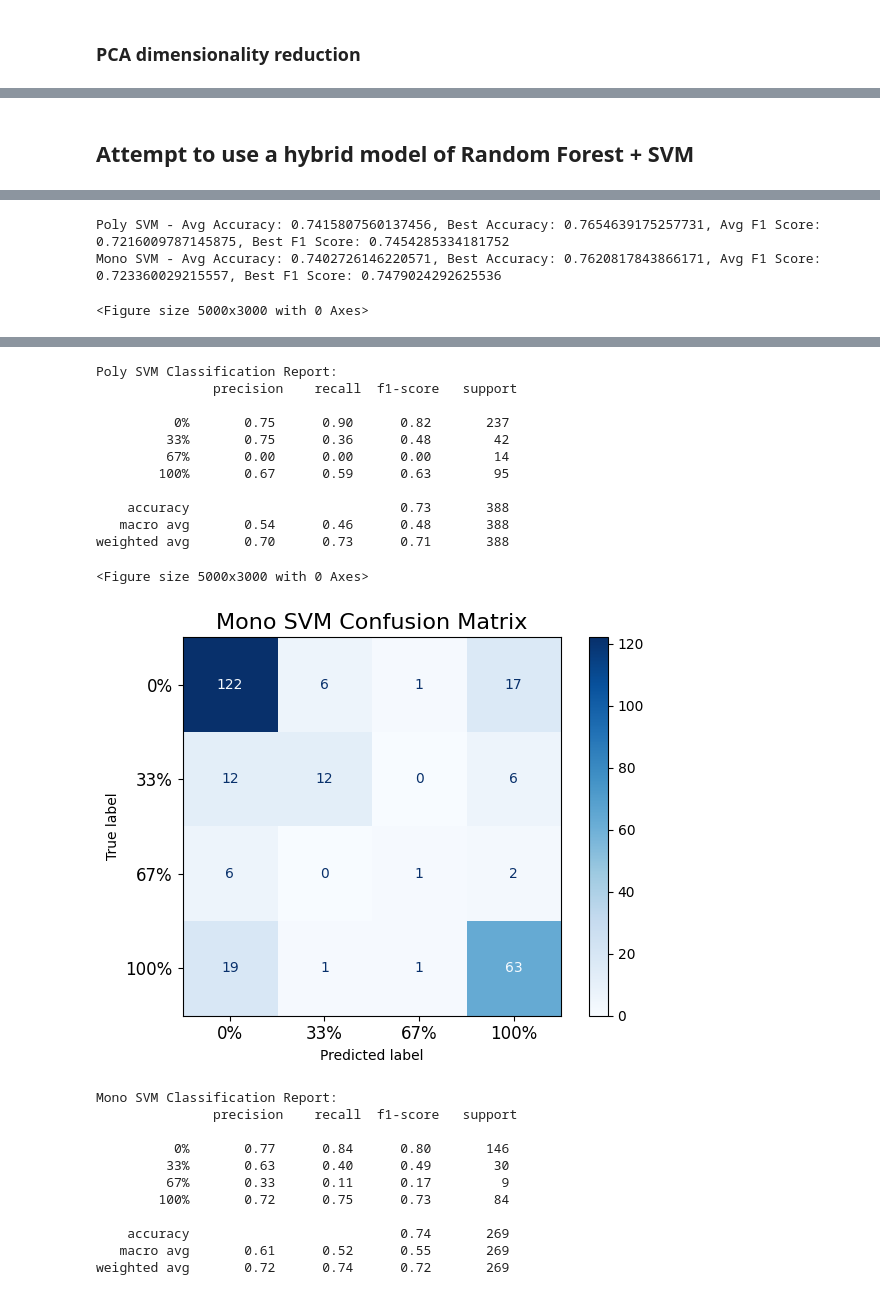
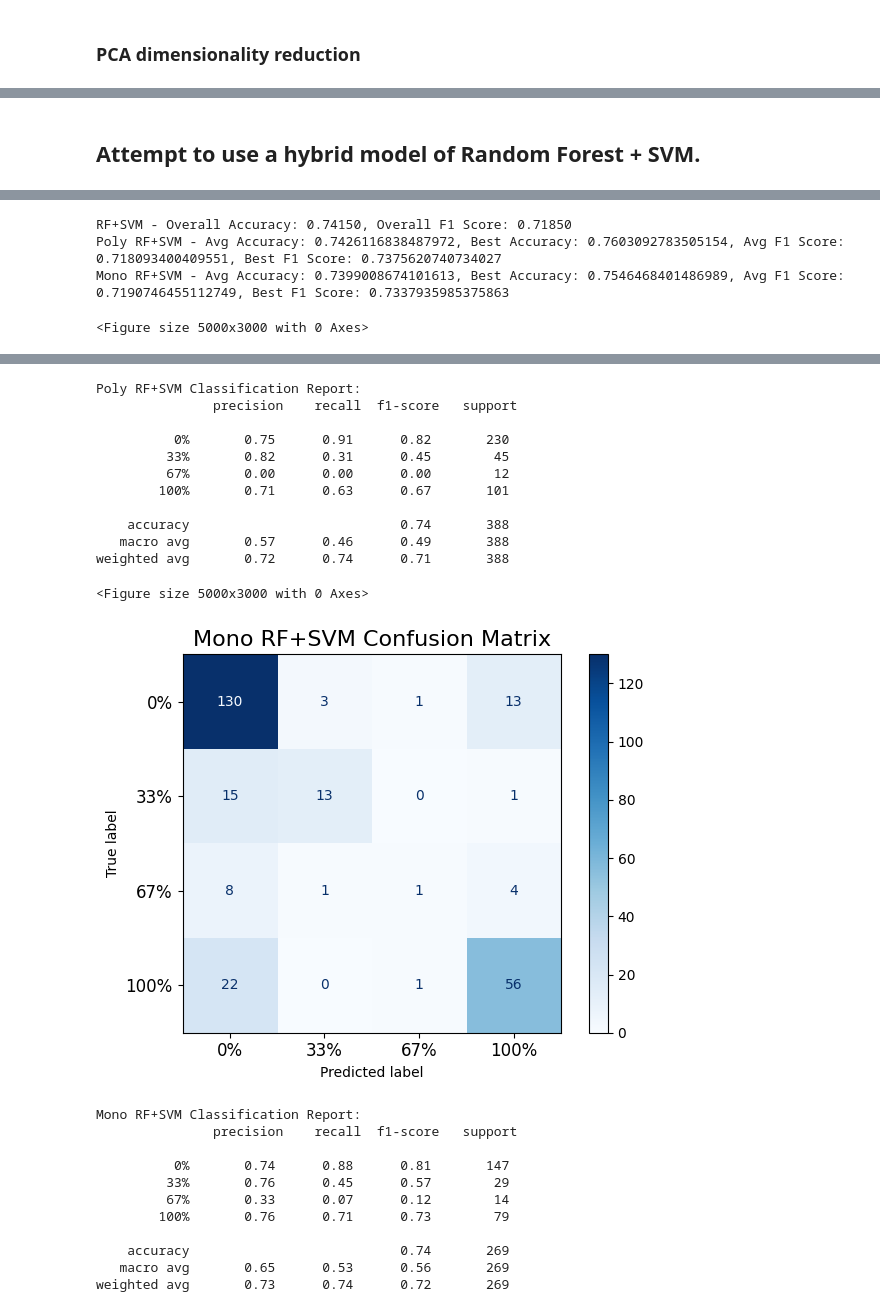
Before and after one commit to thecyberfrank/COMP9517_COMPUTER-VISION, a Jupyter notebook: elpv_ml_100.ipynb, the cells around one changed output, grey strips where cells are left out. Cells and saved outputs as stored; diff of their text form; code cells hidden in the pictures.

```diff
--- a/elpv_ml_100.ipynb
+++ b/elpv_ml_100.ipynb
@@ -261,9 +260,10 @@ features_mono = images_flatten[types == 'mono']
 labels_prob_mono = labels_prob[types == 'mono']
 
 # Use train_test_split to split 'poly' and 'mono' data separately
-X_train_poly, X_test_poly, y_train_poly, y_test_poly = train_test_split(features_poly, labels_prob_poly, test_size=0.25, random_state=15)
+# Use stratify for stratified sampling
+X_train_poly, X_test_poly, y_train_poly, y_test_poly = train_test_split(features_poly, labels_prob_poly, test_size=0.25, random_state=15, stratify=labels_prob_poly)
 
-X_train_mono, X_test_mono, y_train_mono, y_test_mono = train_test_split(features_mono, labels_prob_mono, test_size=0.25, random_state=15)
+X_train_mono, X_test_mono, y_train_mono, y_test_mono = train_test_split(features_mono, labels_prob_mono, test_size=0.25, random_state=15, stratify=labels_prob_mono)
 # %% [markdown]
 ### PCA dimensionality reduction
 # %%
@@ -494,9 +518,8 @@ weighted avg       0.72      0.75      0.73       269
 # %% [markdown]
-## Attempt to use a hybrid model of Random Forest + SVM
+## Attempt to use a hybrid model of Random Forest + SVM.
 # %%
 from IPython.display import Javascript
 
-# Remove Colab output area height limit
 def remove_output_scrolling():
     display(Javascript(
         'google.colab.output.setIframeHeight(0, true, {maxHeight: 5000})'
@@ -504,7 +527,7 @@ def remove_output_scrolling():
 remove_output_scrolling()
 
 
-# Initialize variables to record scores for each iteration and the best score
+# Remove Colab output area height limit
 best_accuracy_poly_svm, total_accuracy_poly_svm = 0, 0
 best_f1_score_poly_svm, total_f1_score_poly_svm = 0, 0
 best_accuracy_mono_svm, total_accuracy_mono_svm = 0, 0
@@ -538,7 +561,7 @@ for i in range(num_iterations):
     svm_predictions_poly = svm_poly.predict(X_test_poly_rf)
     svm_predictions_mono = svm_mono.predict(X_test_mono_rf)
 
-    # Calculate accuracy and F1 score
+    # 计算精度和F1分数
     current_accuracy_poly_svm = accuracy_score(y_test_poly, svm_predictions_poly)
     current_f1_score_poly_svm = f1_score(y_test_poly, svm_predictions_poly, average='weighted')
     total_accuracy_poly_svm += current_accuracy_poly_svm
@@ -568,17 +591,34 @@ average_f1_score_poly_svm = total_f1_score_poly_svm / num_iterations
 average_accuracy_mono_svm = total_accuracy_mono_svm / num_iterations
 average_f1_score_mono_svm = total_f1_score_mono_svm / num_iterations
 
-# Print average and best results
-print(f"Poly SVM - Avg Accuracy: {average_accuracy_poly_svm}, Best Accuracy: {best_accuracy_poly_svm}, Avg F1 Score: {average_f1_score_poly_svm}, Best F1 Score: {best_f1_score_poly_svm}")
-print(f"Mono SVM - Avg Accuracy: {average_accuracy_mono_svm}, Best Accuracy: {best_accuracy_mono_svm}, Avg F1 Score: {average_f1_score_mono_svm}, Best F1 Score: {best_f1_score_mono_svm}")
+# Calculate overall accuracy and F1 score
+# Number of samples in poly and mono test sets
+n_test_poly = len(X_test_poly)
+n_test_mono = len(X_test_mono)
+total_samples = n_test_poly + n_test_mono
+
+# Calculating weighted averages
+weighted_acc_poly_svm = (average_accuracy_poly_svm * n_test_poly) / total_samples
+weighted_acc_mono_svm = (average_accuracy_mono_svm * n_test_mono) / total_samples
+total_accuracy_svm = weighted_acc_poly_svm + weighted_acc_mono_svm
+
+weighted_f1_poly_svm = (average_f1_score_poly_svm * n_test_poly) / total_samples
+weighted_f1_mono_svm = (average_f1_score_mono_svm * n_test_mono) / total_samples
+total_f1_score_svm = weighted_f1_poly_svm + weighted_f1_mono_svm
+
+# Print overall RF+SVM accuracy and F1 score
+print(f"RF+SVM - Overall Accuracy: {total_accuracy_svm:.5f}, Overall F1 Score: {total_f1_score_svm:.5f}")
+print(f"Poly RF+SVM - Avg Accuracy: {average_accuracy_poly_svm}, Best Accuracy: {best_accuracy_poly_svm}, Avg F1 Score: {average_f1_score_poly_svm}, Best F1 Score: {best_f1_score_poly_svm}")
+print(f"Mono RF+SVM - Avg Accuracy: {average_accuracy_mono_svm}, Best Accuracy: {best_accuracy_mono_svm}, Avg F1 Score: {average_f1_score_mono_svm}, Best F1 Score: {best_f1_score_mono_svm}")
 
 # Display the confusion matrix and classification report for the last iteration
-plot_confusion_matrix(last_svm_cm_poly, classes=list(label_mapping.values()), title='Poly SVM Confusion Matrix')
-print("Poly SVM Classification Report:\n", last_svm_report_poly)
-plot_confusion_matrix(last_svm_cm_mono, classes=list(label_mapping.values()), title='Mono SVM Confusion Matrix')
-print("Mono SVM Classification Report:\n", last_svm_report_mono)
+plot_confusion_matrix(last_svm_cm_poly, classes=list(label_mapping.values()), title='Poly RF+SVM Confusion Matrix')
+print("Poly RF+SVM Classification Report:\n", last_svm_report_poly)
+plot_confusion_matrix(last_svm_cm_mono, classes=list(label_mapping.values()), title='Mono RF+SVM Confusion Matrix')
+print("Mono RF+SVM Classification Report:\n", last_svm_report_mono)
 # %% [output]
 [interactive output not drawn]
-Poly SVM - Avg Accuracy: 0.7415807560137456, Best Accuracy: 0.7654639175257731, Avg F1 Score: 0.7216009787145875, Best F1 Score: 0.7454285334181752
-Mono SVM - Avg Accuracy: 0.7402726146220571, Best Accuracy: 0.7620817843866171, Avg F1 Score: 0.723360029215557, Best F1 Score: 0.7479024292625536
+RF+SVM - Overall Accuracy: 0.74150, Overall F1 Score: 0.71850
+Poly RF+SVM - Avg Accuracy: 0.7426116838487972, Best Accuracy: 0.7603092783505154, Avg F1 Score: 0.718093400409551, Best F1 Score: 0.7375620740734027
+Mono RF+SVM - Avg Accuracy: 0.7399008674101613, Best Accuracy: 0.7546468401486989, Avg F1 Score: 0.7190746455112749, Best F1 Score: 0.7337935985375863
 <Figure size 5000x3000 with 0 Axes>
@@ -586,24 +626,24 @@ Mono SVM - Avg Accuracy: 0.7402726146220571, Best Accuracy: 0.7620817843866171,
-Poly SVM Classification Report:
+Poly RF+SVM Classification Report:
                precision    recall  f1-score   support
 
-          0%       0.75      0.90      0.82       237
-         33%       0.75      0.36      0.48        42
-         67%       0.00      0.00      0.00        14
-        100%       0.67      0.59      0.63        95
+          0%       0.75      0.91      0.82       230
+         33%       0.82      0.31      0.45        45
+         67%       0.00      0.00      0.00        12
+        100%       0.71      0.63      0.67       101
 
-    accuracy                           0.73       388
-   macro avg       0.54      0.46      0.48       388
-weighted avg       0.70      0.73      0.71       388
+    accuracy                           0.74       388
+   macro avg       0.57      0.46      0.49       388
+weighted avg       0.72      0.74      0.71       388
 <Figure size 5000x3000 with 0 Axes>
-[figure, old version]
+[figure, new version]
-Mono SVM Classification Report:
+Mono RF+SVM Classification Report:
                precision    recall  f1-score   support
 
-          0%       0.77      0.84      0.80       146
-         33%       0.63      0.40      0.49        30
-         67%       0.33      0.11      0.17         9
-        100%       0.72      0.75      0.73        84
+          0%       0.74      0.88      0.81       147
+         33%       0.76      0.45      0.57        29
+         67%       0.33      0.07      0.12        14
+        100%       0.76      0.71      0.73        79
 
     accuracy                           0.74       269
-   macro avg       0.61      0.52      0.55       269
-weighted avg       0.72      0.74      0.72       269
+   macro avg       0.65      0.53      0.56       269
+weighted avg       0.73      0.74      0.72       269
```
Also changed, not shown: parts of 11 cells of this notebook, 1 other file.
